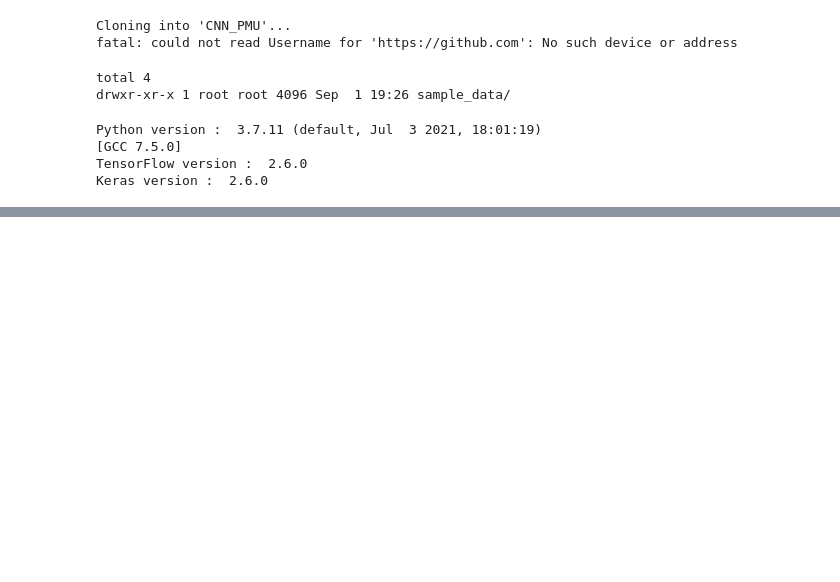
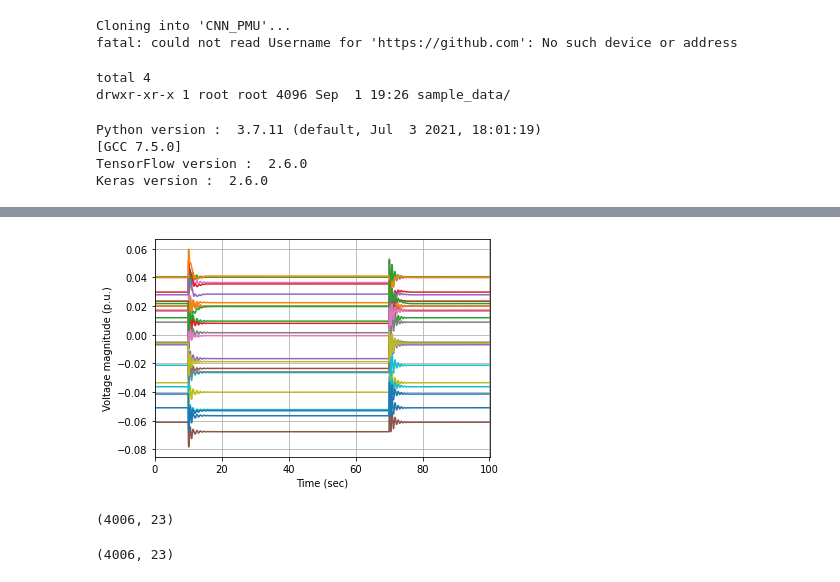
Before and after one commit to young-hwanlee/Clustering_PMU, a Jupyter notebook: cnn_pmu.ipynb, the cells around one changed output, grey strips where cells are left out. Cells and saved outputs as stored; diff of their text form; code cells hidden in the pictures; blank space fills up the shorter version.

```diff
--- a/cnn_pmu.ipynb
+++ b/cnn_pmu.ipynb
@@ -53,0 +192,22 @@ Keras version :  2.6.0
+# %%
+mu_X = np.ones((T,N))
+X_clean = X_clean_tmp - mu_X
+
+# Plots the data (move to near 0p.u.)
+plt.figure()
+plt.plot(t,X_clean)
+plt.xlabel('Time (sec)')
+plt.ylabel('Voltage magnitude (p.u.)')
+plt.xlim(0,t2)
+plt.grid(True)
+plt.show()
+# %% [output]
+[figure, added]
+# %%
+np.shape(X_clean)
+# %% [output]
+(4006, 23)
+# %%
+(T,N)
+# %% [output]
+(4006, 23)
```
Also changed, not shown: parts of 25 cells of this notebook.
